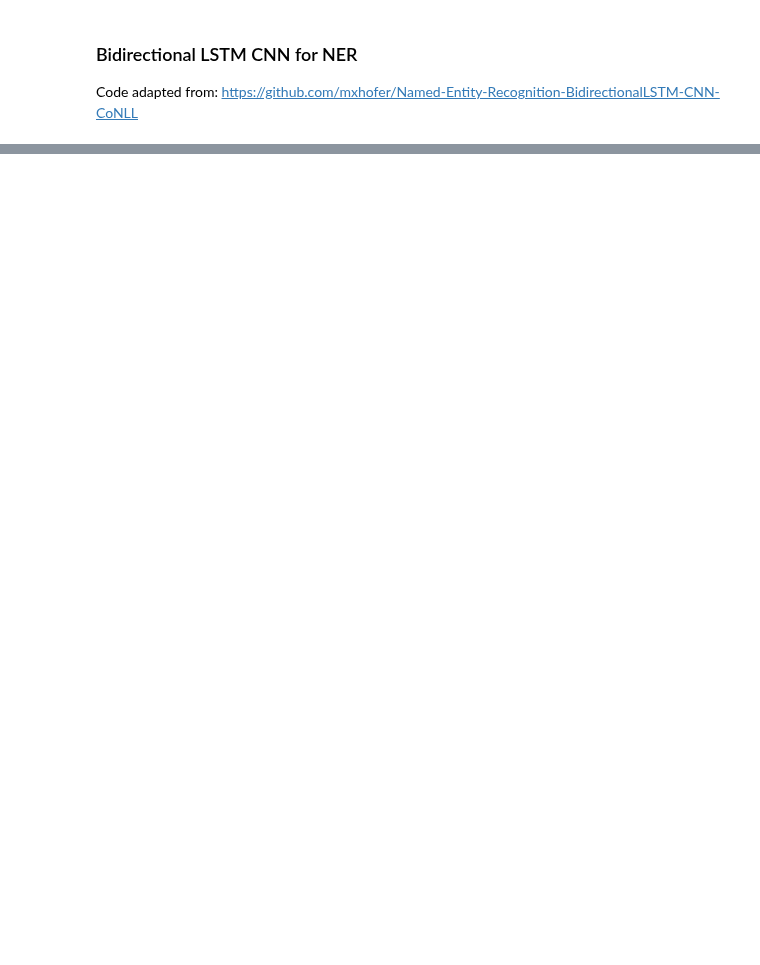
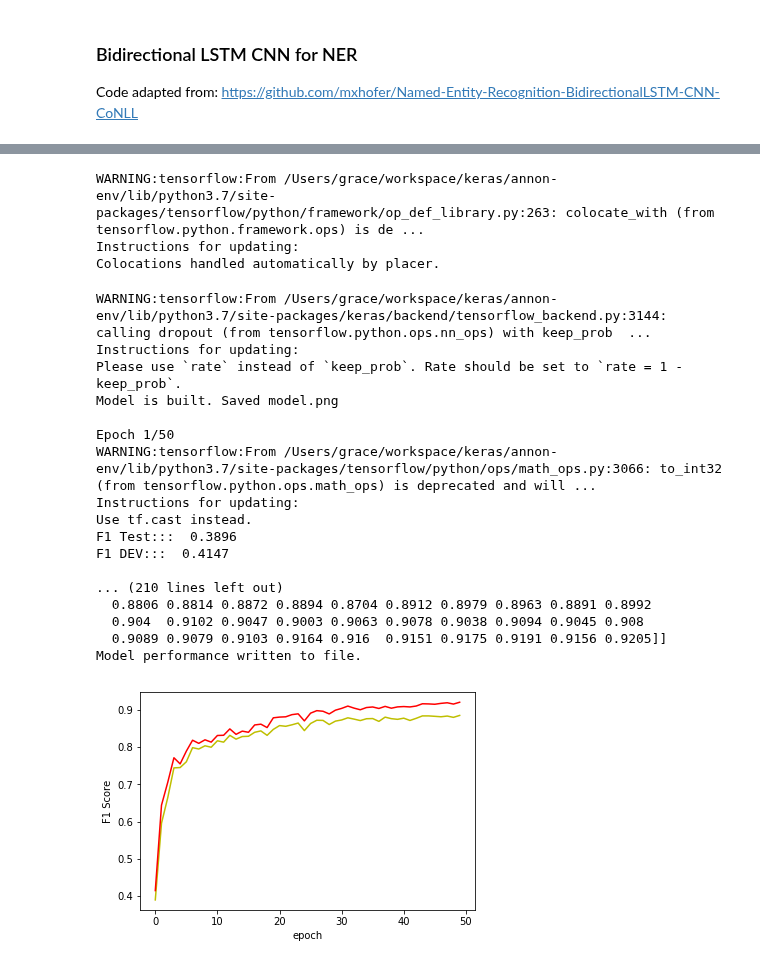
Before and after one commit to joyce04/NLP_N_Graph, a Jupyter notebook: entity_recognition/0611_NER_bidirectional_LSTM_CNN.ipynb, the cells around one changed output, grey strips where cells are left out. Drawn from its saved outputs; the diff is of its cells as text; code cells hidden in the pictures; blank space fills up the shorter version.

Commit message:
finish practice code for lstm-cnn and add data reorganization code for testing

```diff
--- a/entity_recognition/0611_NER_bidirectional_LSTM_CNN.ipynb
+++ b/entity_recognition/0611_NER_bidirectional_LSTM_CNN.ipynb
@@ -55,0 +182,15 @@ class CNN_BLSTM(object):
+# %%
+from keras.preprocessing.sequence import pad_sequences
+
+def padding(sentences, max_len):
+#     for sent in sentences:
+#         char = sent[2]
+
+#         for x in char:
+#             max_len = max(max_len, len(x))
+
+    for i, sent in enumerate(sentences):
+        sentences[i][2] = pad_sequences(sentences[i][2], max_len, padding='post', value=0, dtype='int32')
+    return sentences
+
+# padding(sample_sents[0], MAX_LEN)
@@ -55,0 +538,50 @@ class CNN_BLSTM(object):
+# %%
+# parameters
+EPOCHS = 50 #paper 80
+DROPOUT = 0.5 #paper 0.68
+DROPOUT_RECURRENT = 0.25
+LSTM_STATE_SIZE = 200 #paper 275
+CONV_SIZE = 3 #paper 3
+LEARNING_RATE = 0.0105 #paper 0.015
+OPTIMIZER = Nadam() #paper SGD
+MAX_LEN = 52
+# %% [output]
+WARNING:tensorflow:From /Users/grace/workspace/keras/annon-env/lib/python3.7/site-packages/tensorflow/python/framework/op_def_library.py:263: colocate_with (from tensorflow.python.framework.ops) is de ...
+Instructions for updating:
+Colocations handled automatically by placer.
+# %%
+# Model Construction
+
+FILE_LOCS = {'train':'/Users/grace/workspace/bio_dataset/CONLL2003/train.txt',
+             'dev':'/Users/grace/workspace/bio_dataset/CONLL2003/valid.txt',
+             'test':'/Users/grace/workspace/bio_dataset/CONLL2003/test.txt'}
+GLOVE_LOC = '/Users/grace/workspace/embeddings/glove.6B/glove.6B.50d.txt'
+
+cnn_blstm = CNN_BLSTM(EPOCHS, DROPOUT, DROPOUT_RECURRENT, LSTM_STATE_SIZE, CONV_SIZE, LEARNING_RATE, OPTIMIZER)
+cnn_blstm.load_data(FILE_LOCS)
+cnn_blstm.add_char()
+cnn_blstm.embed(GLOVE_LOC)
+cnn_blstm.create_batches()
+cnn_blstm.build_model()
+cnn_blstm.train()
+cnn_blstm.write_to_file()
+cnn_blstm.plot_progress()
+# %% [output]
+WARNING:tensorflow:From /Users/grace/workspace/keras/annon-env/lib/python3.7/site-packages/keras/backend/tensorflow_backend.py:3144: calling dropout (from tensorflow.python.ops.nn_ops) with keep_prob  ...
+Instructions for updating:
+Please use `rate` instead of `keep_prob`. Rate should be set to `rate = 1 - keep_prob`.
+Model is built. Saved model.png
+
+Epoch 1/50
+WARNING:tensorflow:From /Users/grace/workspace/keras/annon-env/lib/python3.7/site-packages/tensorflow/python/ops/math_ops.py:3066: to_int32 (from tensorflow.python.ops.math_ops) is deprecated and will ...
+Instructions for updating:
+Use tf.cast instead.
+F1 Test:::  0.3896
+F1 DEV:::  0.4147
+
+... (210 lines left out)
+  0.8806 0.8814 0.8872 0.8894 0.8704 0.8912 0.8979 0.8963 0.8891 0.8992
+  0.904  0.9102 0.9047 0.9003 0.9063 0.9078 0.9038 0.9094 0.9045 0.908
+  0.9089 0.9079 0.9103 0.9164 0.916  0.9151 0.9175 0.9191 0.9156 0.9205]]
+Model performance written to file.
+[figure, added]
```
Also changed, not shown: parts of 18 cells of this notebook, 3 other files.
